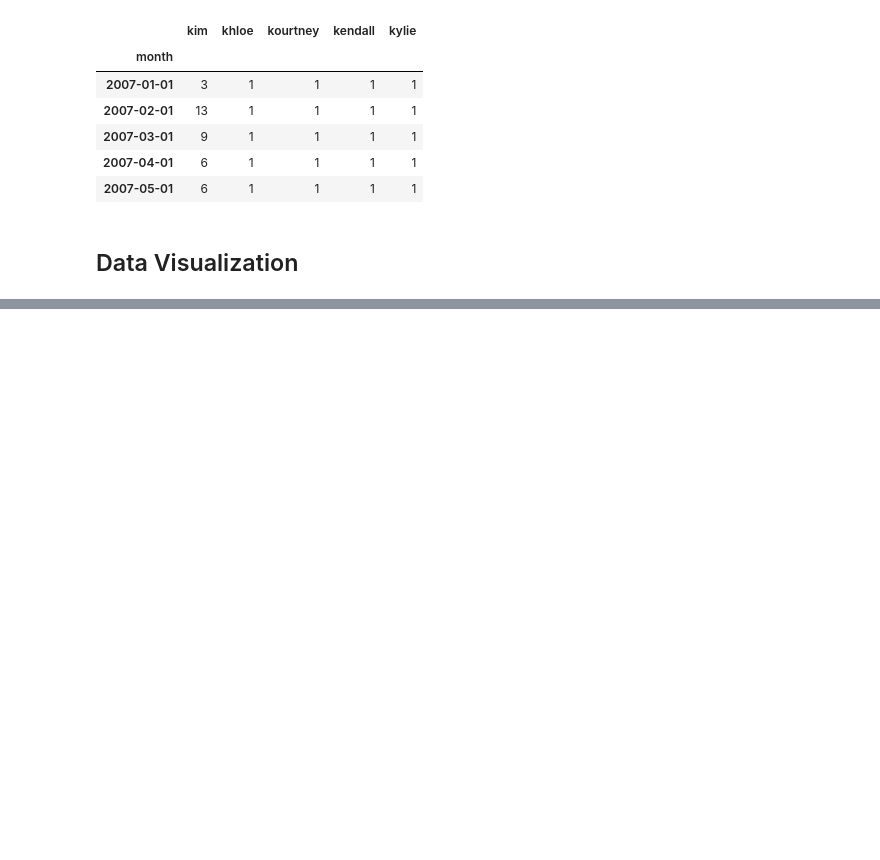
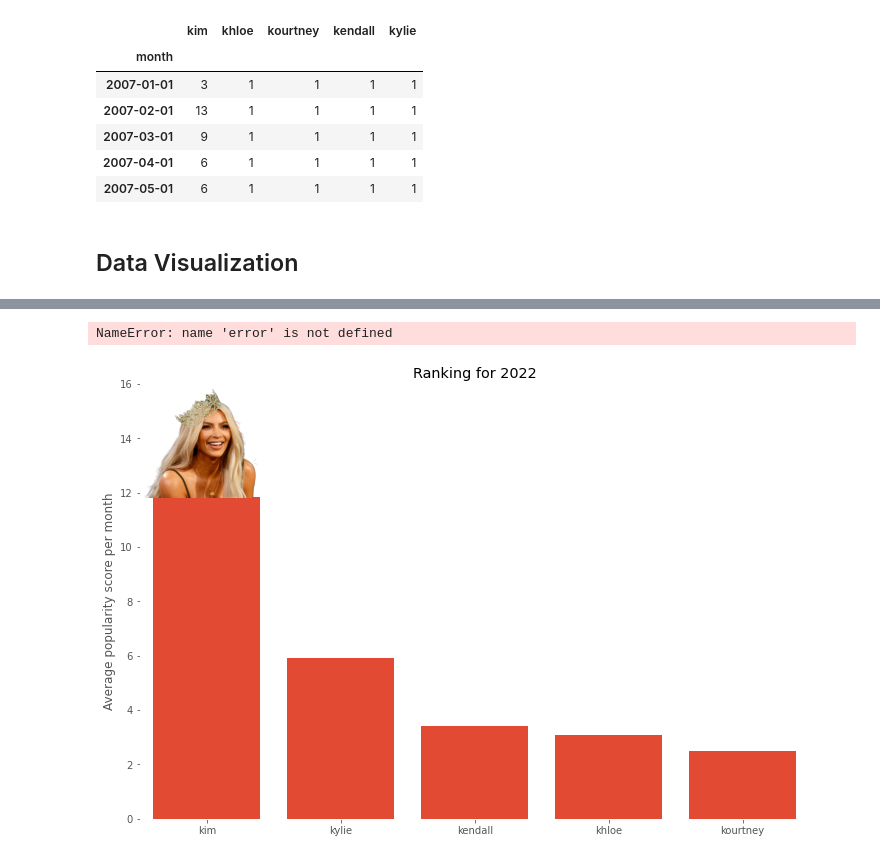
Before and after one commit to annegaelle-sng/google_trends_search_interest, a Jupyter notebook: Google Trends Analysis.ipynb, the cells around one changed output, grey strips where cells are left out. Cells and saved outputs as stored; diff of their text form; code cells hidden in the pictures; blank space fills up the shorter version.

Commit message:
Add bar chart

```diff
--- a/Google Trends Analysis.ipynb
+++ b/Google Trends Analysis.ipynb
@@ -126,9 +126,3 @@ show(q)
 # %% [output]
 [interactive output not drawn]
 [interactive output not drawn]
-# %%
-average_per_month = trends.loc['2022-01-01':'2022-12-31', :]
-average_per_month = average_per_month.groupby(average_per_month.index.day).mean()
-
-plt.style.use('ggplot')
-average_per_month.plot(kind='bar')
@@ -160,0 +151,34 @@ KeyError: 0
+# %%
+average_per_month = trends.loc['2022-01-01':'2022-12-31', :]
+average_per_month = average_per_month.groupby(average_per_month.index.day).mean()
+average_per_month.reset_index(inplace=True)
+average_per_month = average_per_month.melt(id_vars=['month'],
+                        value_vars=['kim', "khloe", "kourtney", "kendall", "kylie"],
+                        var_name='name', value_name='annual_mean')
+average_per_month = average_per_month.sort_values('annual_mean', ascending = False)
+
+#plt.style.use('ggplot')
+plt.rcParams['figure.figsize'] = [12, 8]
+ax = plt.axes()
+ax.set_facecolor("white")
+#average_per_month.plot(kind='barh')
+
+average_per_month.head()
+#plt.barh(data=average_per_month, y='Mean', width=values, height=height, color=colors, align='center')
+#plt.bar(range(len(average_per_month)), sorted(average_per_month), color='red', alpha=0.5)
+
+
+plt.bar(average_per_month['name'], average_per_month['annual_mean'])
+#plt.show()
+#plt.bar(range(len(average_per_month)), sorted(average_per_month), color='red', alpha=0.5)
+
+img = plt.imread('img/kimk.png')
+plt.imshow(img, extent=[-0.6, 0.7, 11.8, 15.8], aspect='auto', zorder=2)
+plt.ylim(0, 16)
+plt.xlim(-0.5, 5 - 0.5)
+plt.grid(False)
+plt.ylabel('Average popularity score per month')
+plt.title('Ranking for 2022')
+# %% [output]
+NameError: name 'error' is not defined
+[figure, added]
```
Also changed, not shown: parts of 4 cells of this notebook, 1 other file.
